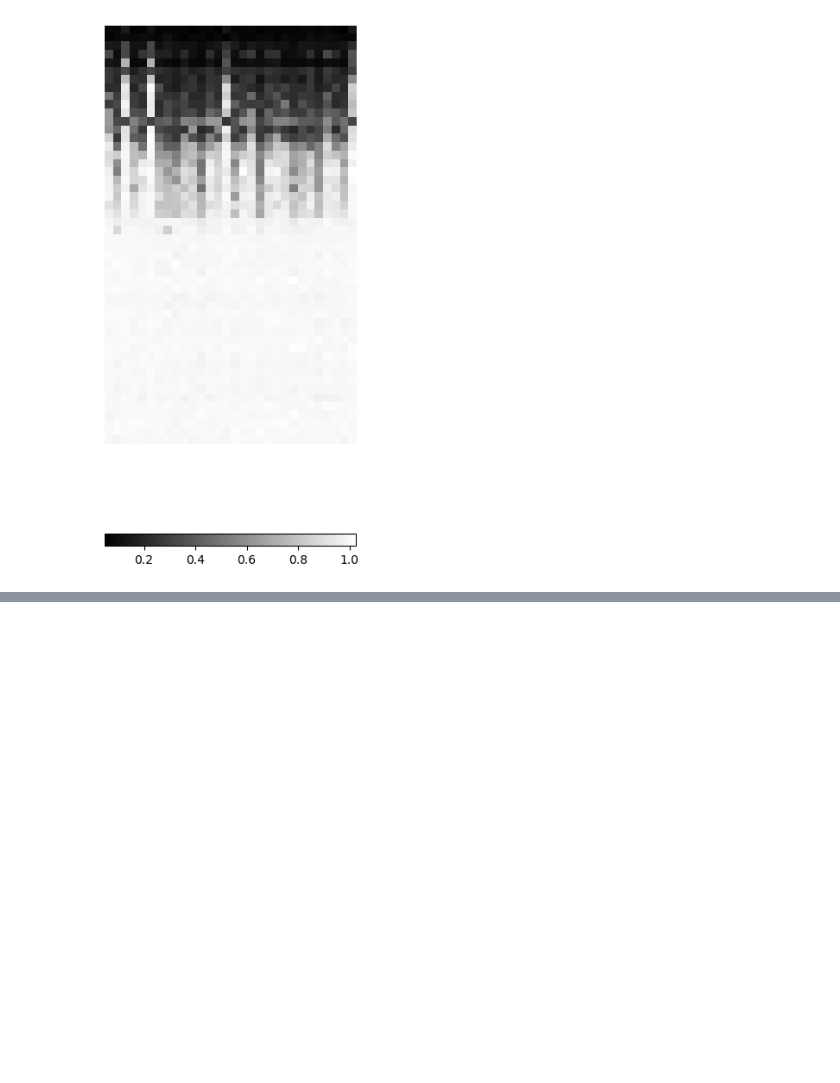
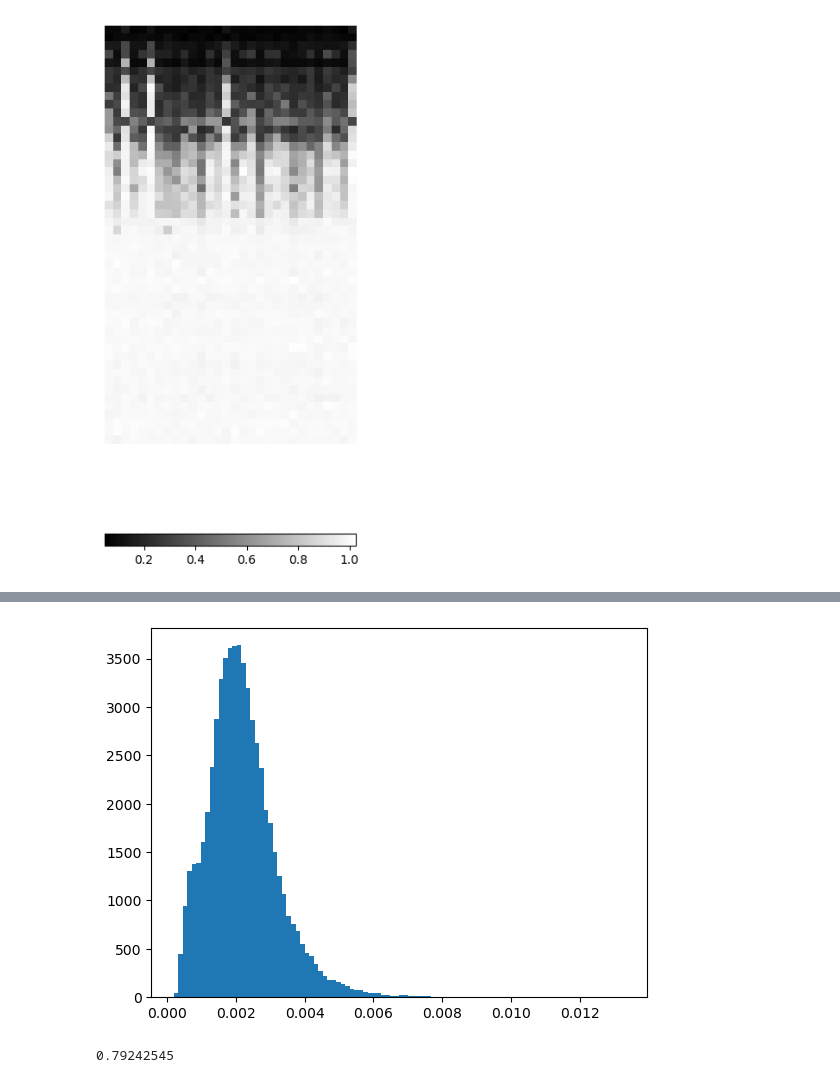
Before and after one commit to 77Michaux/VAE-HBN-MNIST, a Jupyter notebook: 02 - Display VAE results.ipynb, the cells around one changed output, grey strips where cells are left out. Saved outputs shown, nothing was run; the diff lists cells and outputs as text; code cells hidden in the pictures; blank space fills up the shorter version.

```diff
--- a/02 - Display VAE results.ipynb
+++ b/02 - Display VAE results.ipynb
@@ -226,0 +292,6 @@ Asquare_test[["index", "Tab"]].to_csv(r"results\Asquare\test.csv", sep = ";", in
+# %%
+MU_gaus_noise = MU.copy()
+
+np.random.seed(42)
+MU_gaus_noise[:, V_pas] = np.random.normal(size = (MU.shape[0], len(V_pas)))
+hat_X_gaus_noise = Z_to_hat_X(net, MU_gaus_noise, 10000)
@@ -226,0 +319,8 @@ Asquare_test[["index", "Tab"]].to_csv(r"results\Asquare\test.csv", sep = ";", in
+# %%
+b = plt.hist(MAE_gaus_noise.mean(axis = (2, 3)), bins = 100)
+# %% [output]
+[figure, added]
+# %%
+MAE_gaus_noise.max()
+# %% [output]
+0.79242545
```
Also changed, not shown: parts of 17 cells of this notebook.
